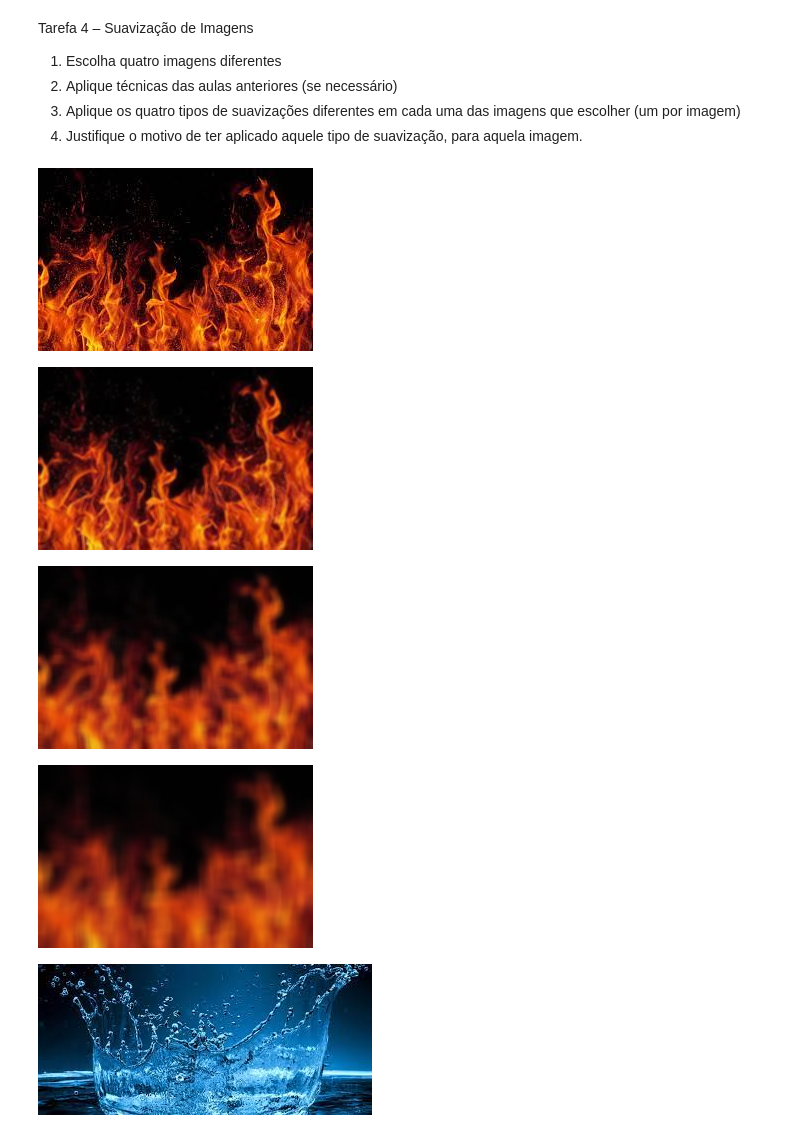
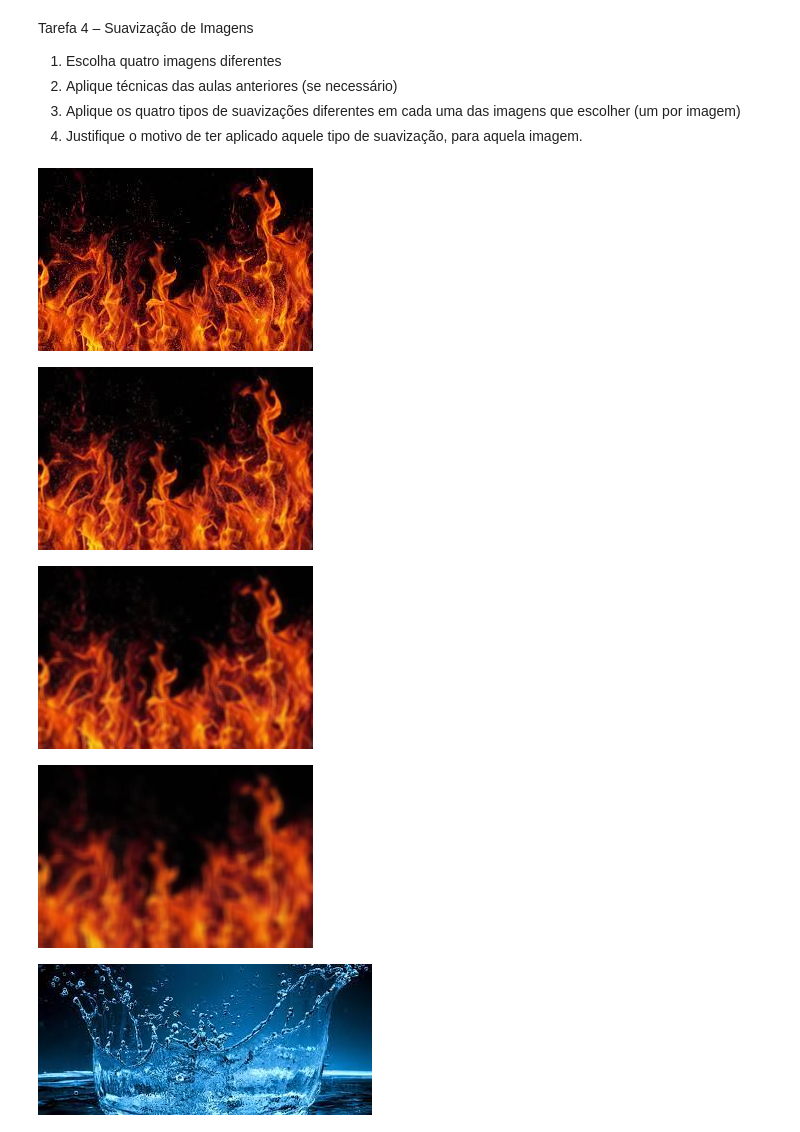
Before and after one commit to nnilocoelho/computer-vision, a Jupyter notebook: nb05.ipynb, the cells around one changed output. Saved outputs shown, nothing was run; the diff lists cells and outputs as text; code cells hidden in the pictures.

```diff
--- a/nb05.ipynb
+++ b/nb05.ipynb
@@ -17,24 +17,25 @@ import matplotlib.pyplot as plt
 from IPython.display import Image
 import argparse
 # %%
-# 1 - Desfoque Médio
+# 1 - Suavização por média
+# Justificatica, média utilizada para a imagem não sofrer muito desfoque.
 image = cv2.imread('/home/imagens/fogo.jpeg', cv2.IMREAD_UNCHANGED)
 cv2_imshow(image)
-kernelSizes = [(3, 3), (9, 9), (15, 15)]
+kernelSizes = [(2, 2), (4, 4), (8, 8)]
 
 # loop over the kernel sizes
 for (kX, kY) in kernelSizes:
 	# apply an "average" blur to the image using the current kernel
 	# size
 	blurred = cv2.blur(image, (kX, kY))
 	cv2_imshow(blurred)
 
 	cv2.waitKey(0)
 	cv2.destroyAllWindows()
 # %% [output]
 [figure]
 [figure]
-[figure, old version]
+[figure, new version]
-[figure, old version]
+[figure, new version]
 # %%
 # 2 - Gaussiana
```
Also changed, not shown: parts of 3 cells of this notebook.
